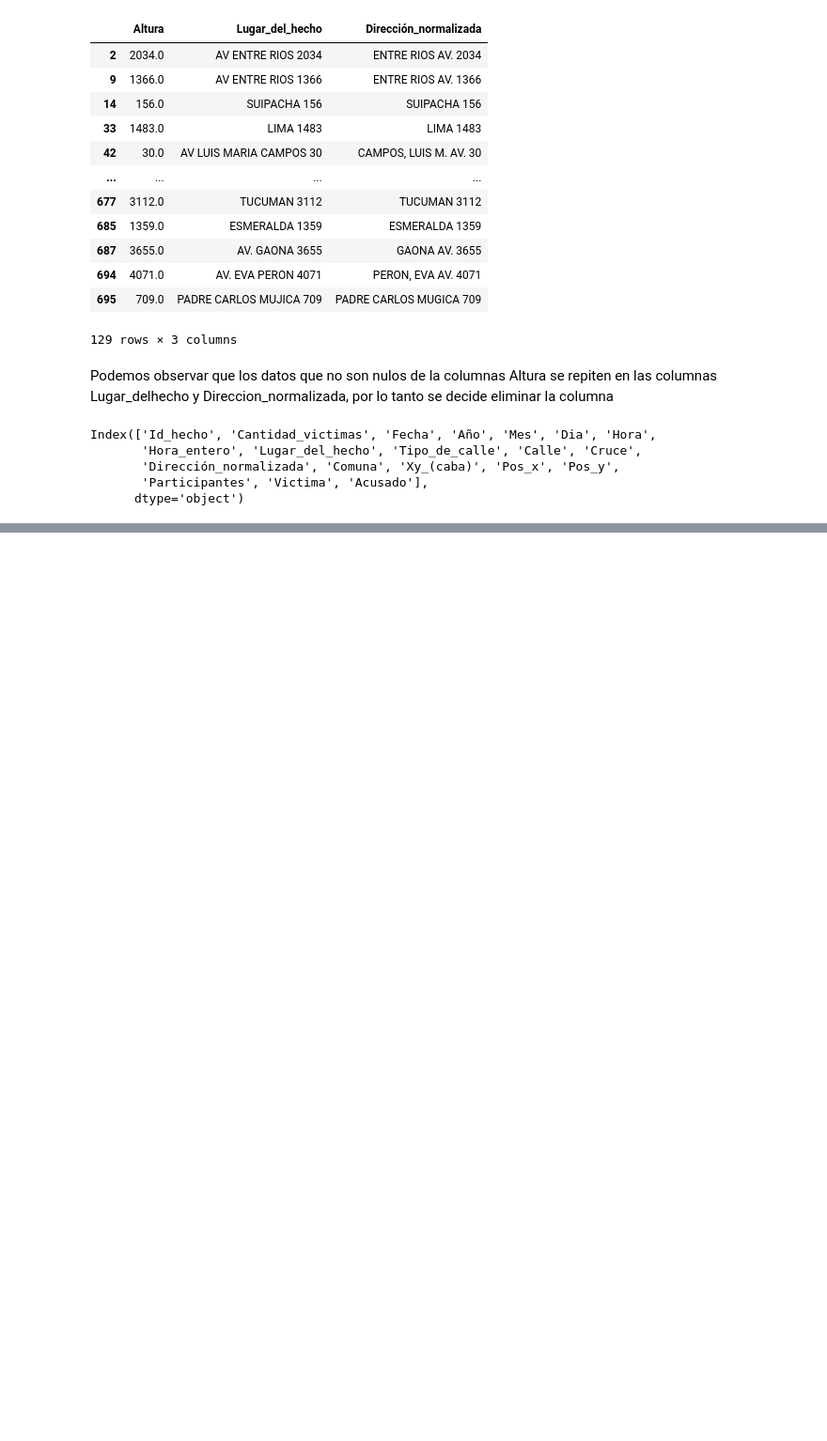
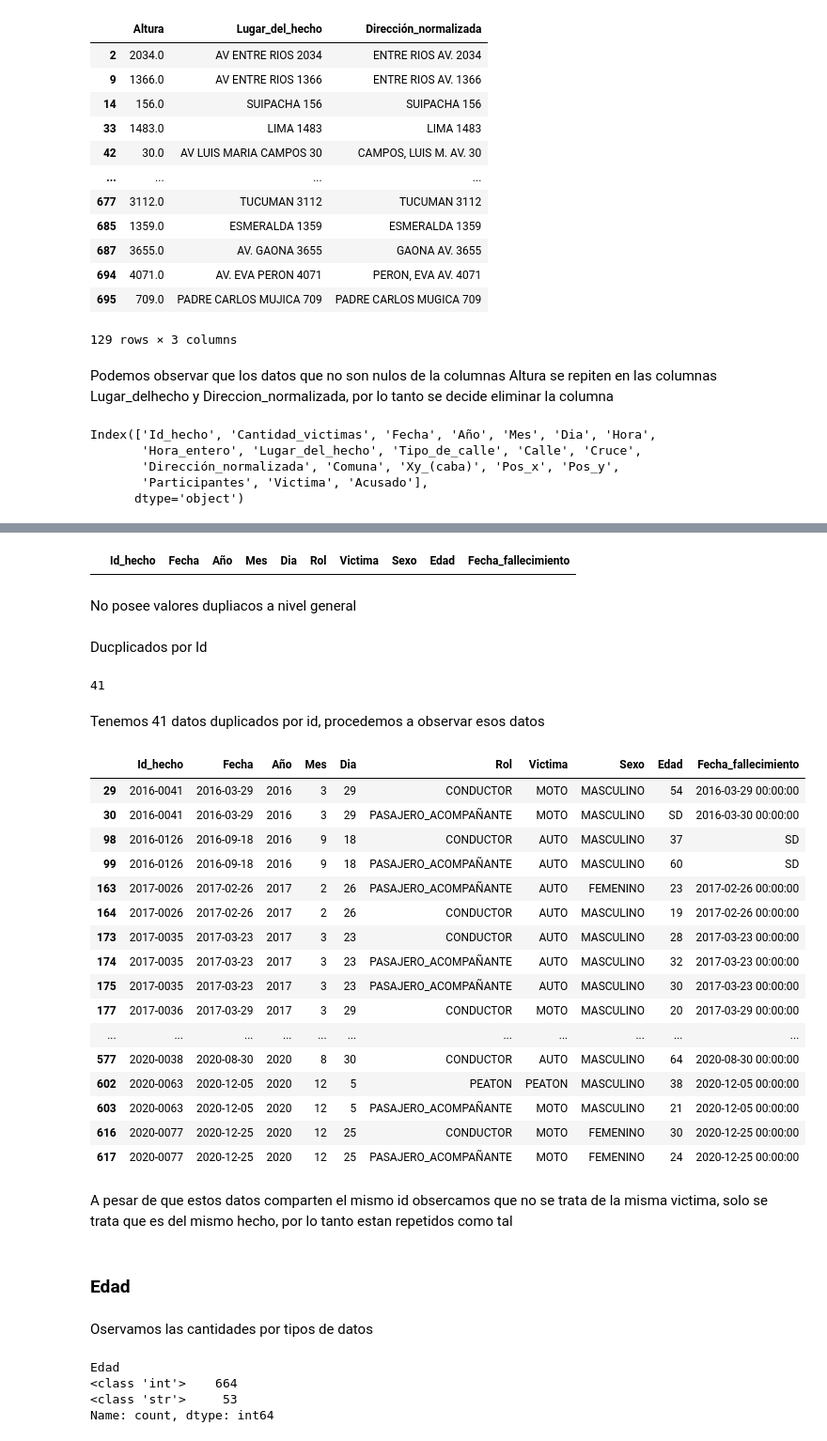
Before and after one commit to freddyv1828/PI2_Siniestros_Viales, a Jupyter notebook: ETL/Etl_homicidios.ipynb, the cells around one changed output, grey strips where cells are left out. Shown: that part at 94% size. Saved outputs shown, nothing was run; the diff lists cells and outputs as text; code cells hidden in the pictures; blank space fills up the shorter version.

```diff
--- a/ETL/Etl_homicidios.ipynb
+++ b/ETL/Etl_homicidios.ipynb
@@ -163,0 +488,4 @@ Index(['Id_hecho', 'Cantidad_victimas', 'Fecha', 'Año', 'Mes', 'Dia', 'Hora',
+# %%
+# se exytraen los datos
+homicidios_victimas = pd.read_excel("../Datos/homicidios.xlsx", sheet_name="VICTIMAS")
+homicidios_victimas
@@ -163,0 +517,9 @@ Index(['Id_hecho', 'Cantidad_victimas', 'Fecha', 'Año', 'Mes', 'Dia', 'Hora',
+# %%
+# Se coloca la primera en mayúscula
+homicidios_victimas.columns = [x.capitalize() for x in homicidios_victimas.columns]
+# %%
+# Se renombran algunas columnas
+homicidios_victimas = homicidios_victimas.rename(columns={'Aaaa':'Año',
+                                                      'Mm':'Mes',
+                                                      'Dd':'Dia'})
+homicidios_victimas.columns
@@ -163,0 +552,47 @@ Index(['Id_hecho', 'Cantidad_victimas', 'Fecha', 'Año', 'Mes', 'Dia', 'Hora',
+# %%
+homicidios_victimas[homicidios_victimas.duplicated()]
+# %% [output]
+|  | Id_hecho | Fecha | Año | Mes | Dia | Rol | Victima | Sexo | Edad | Fecha_fallecimiento |
+# %% [markdown]
+No posee valores dupliacos a nivel general
+# %% [markdown]
+Ducplicados por Id
+# %%
+funciones_etl.valores_duplicados(homicidios_victimas, "Id_hecho")
+# %% [output]
+41
+# %% [markdown]
+Tenemos 41 datos duplicados por id, procedemos a observar esos datos
+# %%
+funciones_etl.ver_duplicados(homicidios_victimas, "Id_hecho")
+# %% [output]
+|  | Id_hecho | Fecha | Año | Mes | Dia | Rol | Victima | Sexo | Edad | Fecha_fallecimiento |
+| 29 | 2016-0041 | 2016-03-29 | 2016 | 3 | 29 | CONDUCTOR | MOTO | MASCULINO | 54 | 2016-03-29 00:00:00 |
+| 30 | 2016-0041 | 2016-03-29 | 2016 | 3 | 29 | PASAJERO_ACOMPAÑANTE | MOTO | MASCULINO | SD | 2016-03-30 00:00:00 |
+| 98 | 2016-0126 | 2016-09-18 | 2016 | 9 | 18 | CONDUCTOR | AUTO | MASCULINO | 37 | SD |
+| 99 | 2016-0126 | 2016-09-18 | 2016 | 9 | 18 | PASAJERO_ACOMPAÑANTE | AUTO | MASCULINO | 60 | SD |
+| 163 | 2017-0026 | 2017-02-26 | 2017 | 2 | 26 | PASAJERO_ACOMPAÑANTE | AUTO | FEMENINO | 23 | 2017-02-26 00:00:00 |
+| 164 | 2017-0026 | 2017-02-26 | 2017 | 2 | 26 | CONDUCTOR | AUTO | MASCULINO | 19 | 2017-02-26 00:00:00 |
+| 173 | 2017-0035 | 2017-03-23 | 2017 | 3 | 23 | CONDUCTOR | AUTO | MASCULINO | 28 | 2017-03-23 00:00:00 |
+| 174 | 2017-0035 | 2017-03-23 | 2017 | 3 | 23 | PASAJERO_ACOMPAÑANTE | AUTO | MASCULINO | 32 | 2017-03-23 00:00:00 |
+| 175 | 2017-0035 | 2017-03-23 | 2017 | 3 | 23 | PASAJERO_ACOMPAÑANTE | AUTO | MASCULINO | 30 | 2017-03-23 00:00:00 |
+| 177 | 2017-0036 | 2017-03-29 | 2017 | 3 | 29 | CONDUCTOR | MOTO | MASCULINO | 20 | 2017-03-29 00:00:00 |
+| ... | ... | ... | ... | ... | ... | ... | ... | ... | ... | ... |
+| 577 | 2020-0038 | 2020-08-30 | 2020 | 8 | 30 | CONDUCTOR | AUTO | MASCULINO | 64 | 2020-08-30 00:00:00 |
+| 602 | 2020-0063 | 2020-12-05 | 2020 | 12 | 5 | PEATON | PEATON | MASCULINO | 38 | 2020-12-05 00:00:00 |
+| 603 | 2020-0063 | 2020-12-05 | 2020 | 12 | 5 | PASAJERO_ACOMPAÑANTE | MOTO | MASCULINO | 21 | 2020-12-05 00:00:00 |
+| 616 | 2020-0077 | 2020-12-25 | 2020 | 12 | 25 | CONDUCTOR | MOTO | FEMENINO | 30 | 2020-12-25 00:00:00 |
+| 617 | 2020-0077 | 2020-12-25 | 2020 | 12 | 25 | PASAJERO_ACOMPAÑANTE | MOTO | FEMENINO | 24 | 2020-12-25 00:00:00 |
+# %% [markdown]
+A pesar de que estos datos comparten el mismo id obsercamos que no se trata de la misma victima, solo se trata que es del mismo hecho, por lo tanto estan repetidos como tal
+# %% [markdown]
+### Edad
+# %% [markdown]
+Oservamos las cantidades por tipos de datos
+# %%
+homicidios_victimas["Edad"].apply(type).value_counts()
+# %% [output]
+Edad
+<class 'int'>    664
+<class 'str'>     53
+Name: count, dtype: int64
```
Also changed, not shown: parts of 110 cells of this notebook, 2 other files.
